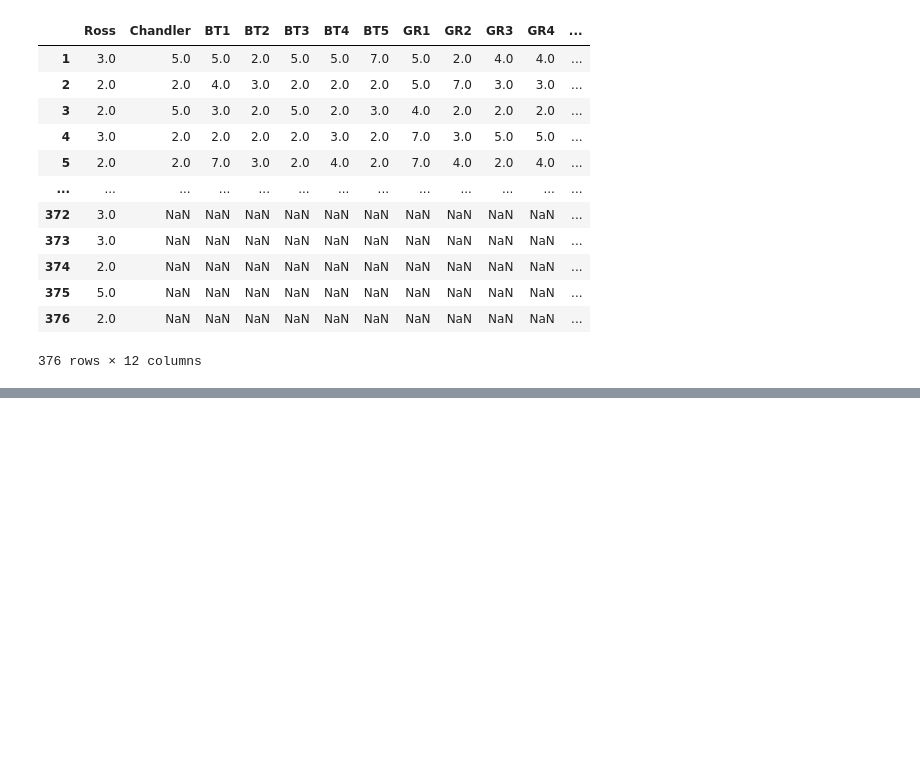
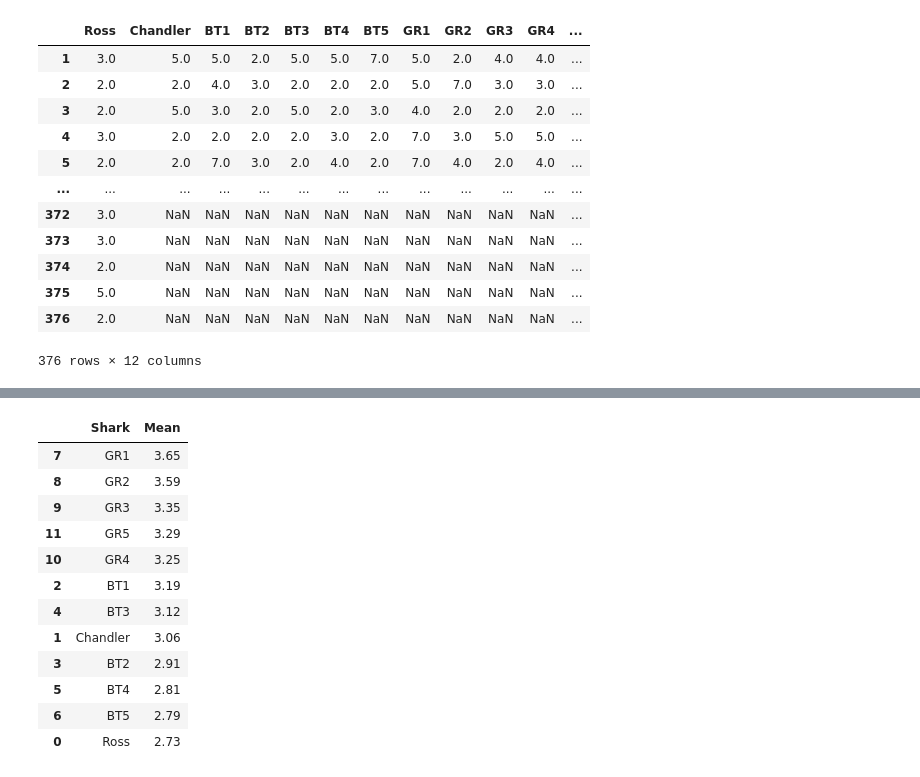
Before and after one commit to Data-Science-in-Business-Fall-2020/final-project-danny_brady_michael, a Jupyter notebook: Final_Project_Code.ipynb, the cells around one changed output, grey strips where cells are left out. Cells and saved outputs as stored; diff of their text form; code cells hidden in the pictures; blank space fills up the shorter version.

```diff
--- a/Final_Project_Code.ipynb
+++ b/Final_Project_Code.ipynb
@@ -355,8 +332,19 @@ All_Sharks_drops["Total: "] = All_Sharks_drops["Total: "] / 12
 drop_means = pd.DataFrame(round(All_Sharks_drops.mean(), 3)).reset_index()
 drop_means.columns = ["Subset","Mean"]
 drop_means = drop_means.sort_values(by = "Mean", ascending = False)
-drop_means
-px.bar(drop_means, x = "Subset", y = "Mean", title = "Drop Means for each subset")
+prop_average = drop_means[drop_means["Subset"]=="Total: "]["Mean"].values[0]
+#drop_means["color"] = "blue"
+Average = []
+for i in drop_means.Mean:
+    if i > prop_average:
+        Average.append("Above Average")
+    elif i == prop_average:
+        Average.append("Average")
+    else:
+        Average.append("Below Average")
+drop_means["Average"] = Average
+
+px.bar(drop_means, x = "Subset", y = "Mean", color = "Average", title = "Drop Means for each subset")
 # %% [output]
 [interactive output not drawn]
 # %%
@@ -385,10 +376,3 @@ px.bar(drop_prop_gender, x = "Gender", y = "Proportion of Days Dropped")
 px.bar(drop_prop_sharks, x = "Shark", y = "Proportion of Days Dropped")
 # %% [output]
 [interactive output not drawn]
-# %%
-fast = []
-row_num = -1
-for pieces in eat.Chandler:
-    row_num +=1
-    if pieces > 0:
-        fast.append(eat.iloc[row_num,0])
@@ -443,3 +415,21 @@ fast_days.describe().loc[["count","mean","max"]]
 | count | 376.000000 | 336.0000 | 323.000000 | 354.00000 | 330.000000 | 366.000000 | 369.000000 | 281.000000 | 285.000000 | 306.000000 | 317.000000 | ... |
 | mean | 2.731383 | 3.0625 | 3.185759 | 2.90678 | 3.118182 | 2.811475 | 2.788618 | 3.647687 | 3.585965 | 3.352941 | 3.246057 | ... |
 | max | 9.000000 | 12.0000 | 14.000000 | 14.00000 | 14.000000 | 9.000000 | 7.000000 | 24.000000 | 21.000000 | 17.000000 | 17.000000 | ... |
+# %%
+fast_days_means = pd.melt(fast_days.describe().loc[["mean"]], var_name = "Shark", value_name = "Mean").sort_values(by = "Mean", ascending = False)
+fast_days_means["Mean"] = round(fast_days_means["Mean"],2)
+fast_days_means
+# %% [output]
+|  | Shark | Mean |
+| 7 | GR1 | 3.65 |
+| 8 | GR2 | 3.59 |
+| 9 | GR3 | 3.35 |
+| 11 | GR5 | 3.29 |
+| 10 | GR4 | 3.25 |
+| 2 | BT1 | 3.19 |
+| 4 | BT3 | 3.12 |
+| 1 | Chandler | 3.06 |
+| 3 | BT2 | 2.91 |
+| 5 | BT4 | 2.81 |
+| 6 | BT5 | 2.79 |
+| 0 | Ross | 2.73 |
```
Also changed, not shown: parts of 14 cells of this notebook.
